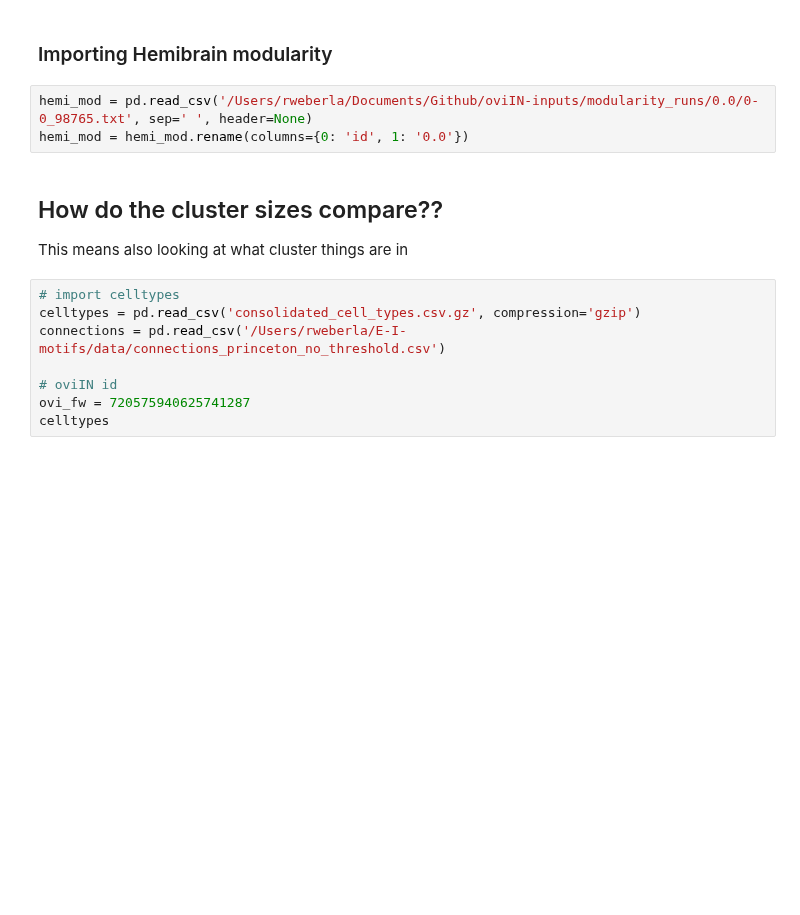
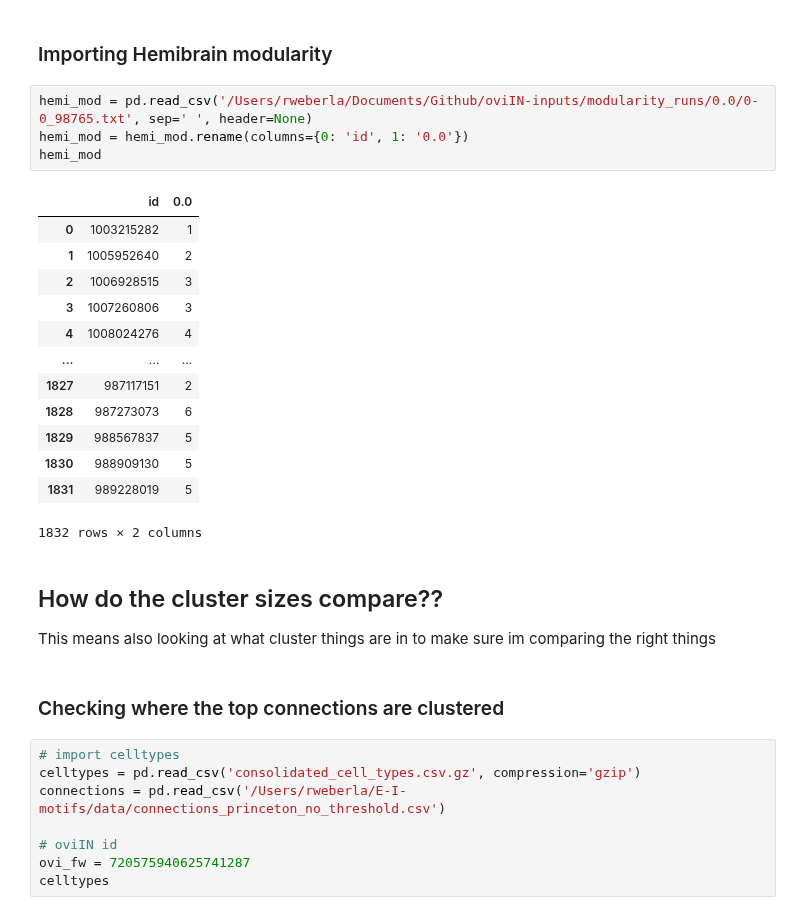
Before and after one commit to Gutierrez-lab/flybrain-clustering-rhessa, a Jupyter notebook: FlyWire/oviIN_cross_dataset_analysis.ipynb, the cells around one changed output. Saved outputs shown, nothing was run; the diff lists cells and outputs as text; blank space fills up the shorter version.

```diff
--- a/FlyWire/oviIN_cross_dataset_analysis.ipynb
+++ b/FlyWire/oviIN_cross_dataset_analysis.ipynb
@@ -50,9 +50,26 @@ fw_mod
 # %%
 hemi_mod = pd.read_csv('/Users/rweberla/Documents/Github/oviIN-inputs/modularity_runs/0.0/0-0_98765.txt', sep=' ', header=None)
 hemi_mod = hemi_mod.rename(columns={0: 'id', 1: '0.0'})
+hemi_mod
+# %% [output]
+|  | id | 0.0 |
+| 0 | 1003215282 | 1 |
+| 1 | 1005952640 | 2 |
+| 2 | 1006928515 | 3 |
+| 3 | 1007260806 | 3 |
+| 4 | 1008024276 | 4 |
+| ... | ... | ... |
+| 1827 | 987117151 | 2 |
+| 1828 | 987273073 | 6 |
+| 1829 | 988567837 | 5 |
+| 1830 | 988909130 | 5 |
+| 1831 | 989228019 | 5 |
+1832 rows × 2 columns
 # %% [markdown]
 ## How do the cluster sizes compare??
-This means also looking at what cluster things are in
+This means also looking at what cluster things are in to make sure im comparing the right things
+# %% [markdown]
+### Checking where the top connections are clustered
 # %%
 # import celltypes
 celltypes = pd.read_csv('consolidated_cell_types.csv.gz', compression='gzip')
```
Also changed, not shown: parts of 4 cells of this notebook, 2 other files.
